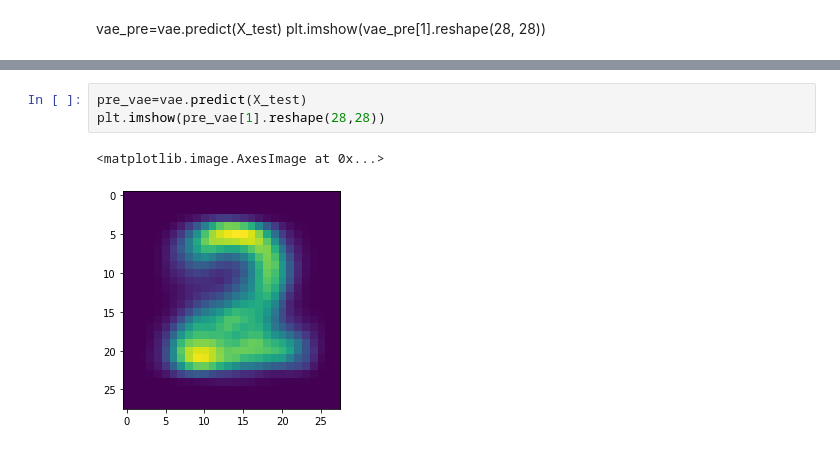
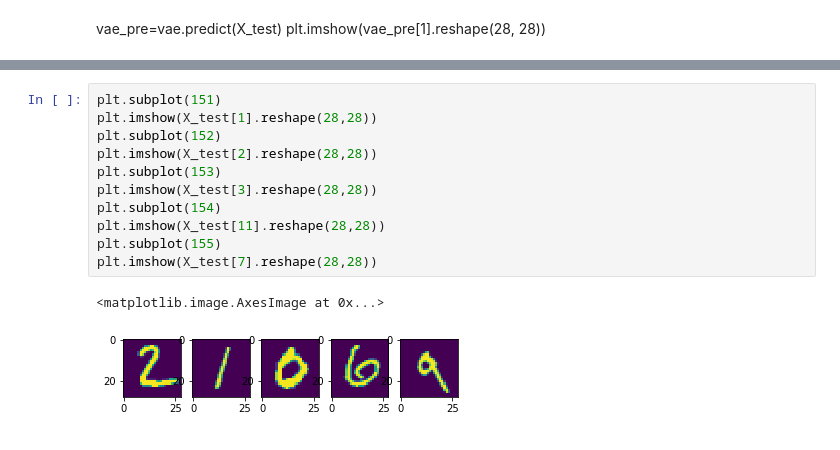
Before and after one commit to bjmin/bmin_comphys, a Jupyter notebook: ml/ml12/mlphys12-1.ipynb, the cells around one changed output, grey strips where cells are left out. Cells and saved outputs as stored; diff of their text form.

```diff
--- a/ml/ml12/mlphys12-1.ipynb
+++ b/ml/ml12/mlphys12-1.ipynb
@@ -216,6 +246,14 @@ plt.imshow(X_test[1].reshape(28, 28))
-# %%
-pre_vae=vae.predict(X_test)
-plt.imshow(pre_vae[1].reshape(28,28))
-# %% [output]
-<matplotlib.image.AxesImage at 0x...>
-[figure, removed]
+# %%
+plt.subplot(151)
+plt.imshow(X_test[1].reshape(28,28))
+plt.subplot(152)
+plt.imshow(X_test[2].reshape(28,28))
+plt.subplot(153)
+plt.imshow(X_test[3].reshape(28,28))
+plt.subplot(154)
+plt.imshow(X_test[11].reshape(28,28))
+plt.subplot(155)
+plt.imshow(X_test[7].reshape(28,28))
+# %% [output]
+<matplotlib.image.AxesImage at 0x...>
+[figure, added]
```
Also changed, not shown: parts of 19 cells of this notebook.
